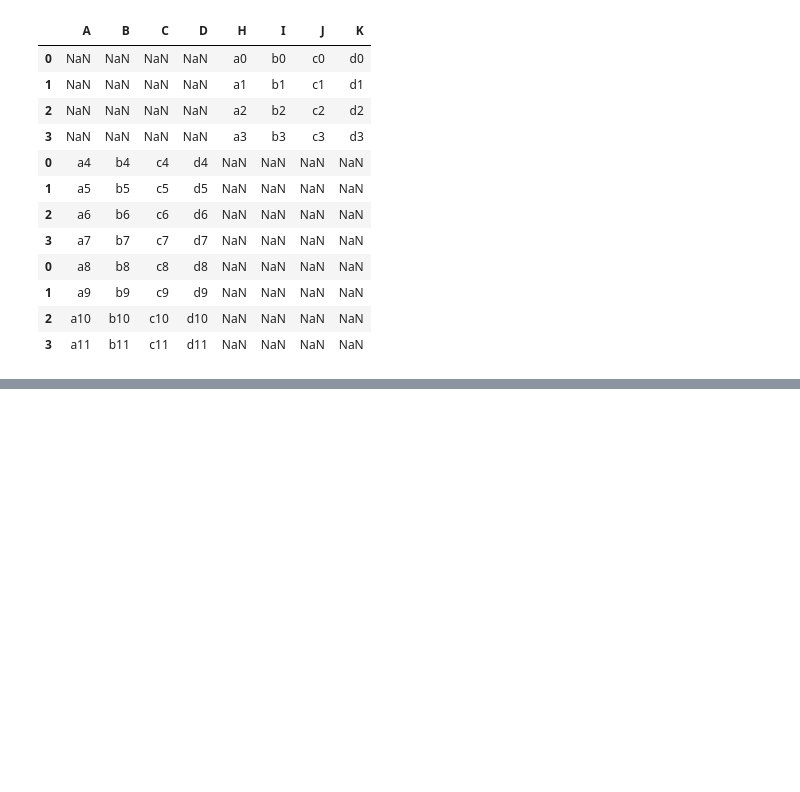
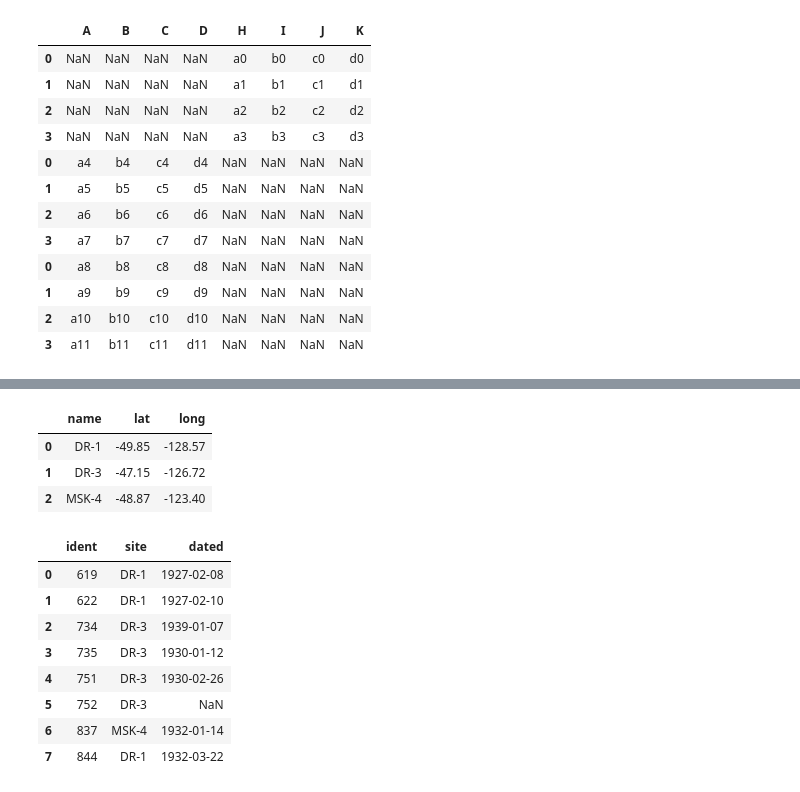
Before and after one commit to abhiramr/Everything_Python, a Jupyter notebook: Notebooks/Combining_data.ipynb, the cells around one changed output, grey strips where cells are left out. Saved outputs shown, nothing was run; the diff lists cells and outputs as text; code cells hidden in the pictures; blank space fills up the shorter version.

```diff
--- a/Notebooks/Combining_data.ipynb
+++ b/Notebooks/Combining_data.ipynb
@@ -124,0 +187,7 @@ cc2
+# %%
+site
+# %% [output]
+|  | name | lat | long |
+| 0 | DR-1 | -49.85 | -128.57 |
+| 1 | DR-3 | -47.15 | -126.72 |
+| 2 | MSK-4 | -48.87 | -123.40 |
@@ -124,0 +196,12 @@ cc2
+# %%
+visited
+# %% [output]
+|  | ident | site | dated |
+| 0 | 619 | DR-1 | 1927-02-08 |
+| 1 | 622 | DR-1 | 1927-02-10 |
+| 2 | 734 | DR-3 | 1939-01-07 |
+| 3 | 735 | DR-3 | 1930-01-12 |
+| 4 | 751 | DR-3 | 1930-02-26 |
+| 5 | 752 | DR-3 | NaN |
+| 6 | 837 | MSK-4 | 1932-01-14 |
+| 7 | 844 | DR-1 | 1932-03-22 |
```
Also changed, not shown: parts of 9 cells of this notebook, 3 other files.
